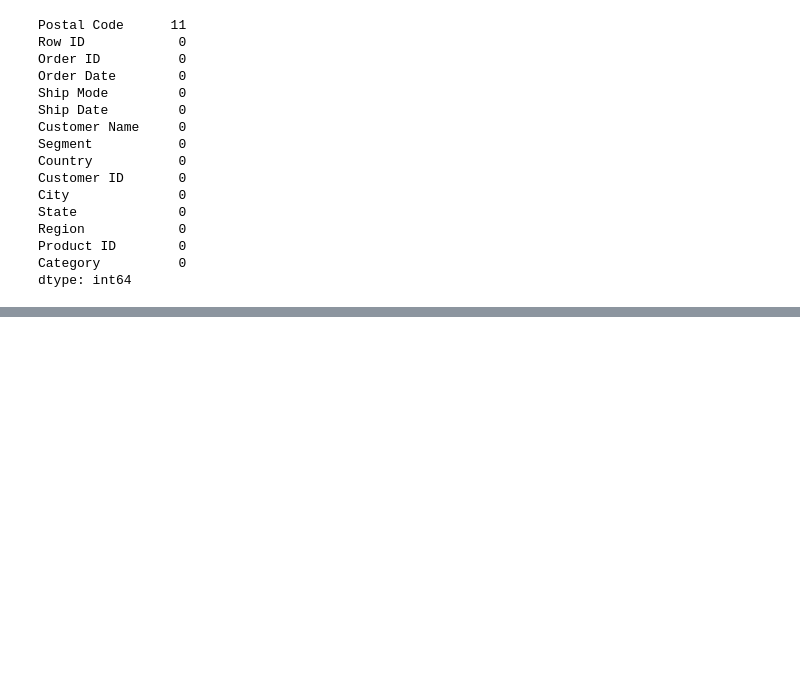
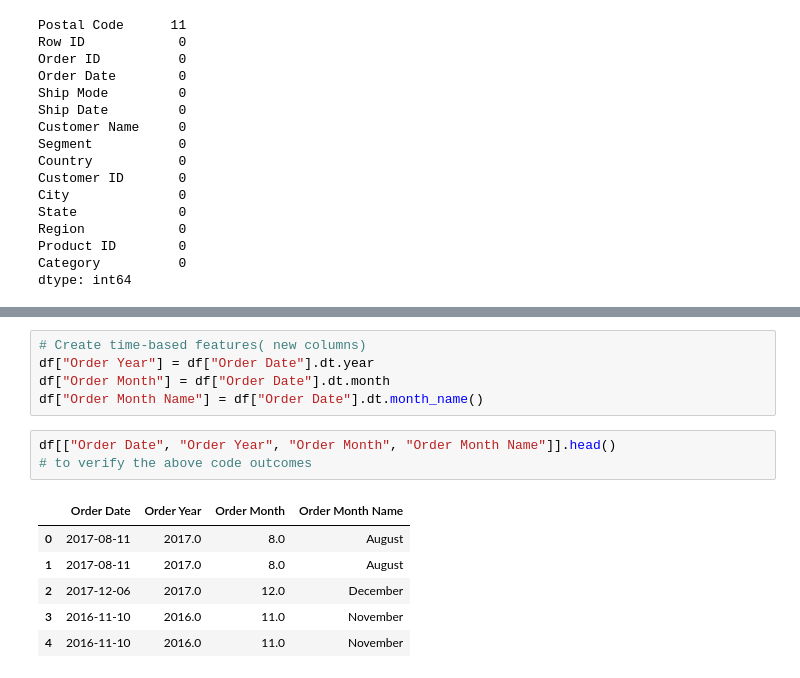
Before and after one commit to fureza-muqaddas/sales-eda-sql-stats, a Jupyter notebook: notebooks/01_sales_eda.ipynb, the cells around one changed output, grey strips where cells are left out. Drawn from its saved outputs; the diff is of its cells as text; blank space fills up the shorter version.

```diff
--- a/notebooks/01_sales_eda.ipynb
+++ b/notebooks/01_sales_eda.ipynb
@@ -61,0 +87,15 @@ dtype: int64
+# %%
+# Create time-based features( new columns)
+df["Order Year"] = df["Order Date"].dt.year
+df["Order Month"] = df["Order Date"].dt.month
+df["Order Month Name"] = df["Order Date"].dt.month_name()
+# %%
+df[["Order Date", "Order Year", "Order Month", "Order Month Name"]].head()
+# to verify the above code outcomes
+# %% [output]
+|  | Order Date | Order Year | Order Month | Order Month Name |
+| 0 | 2017-08-11 | 2017.0 | 8.0 | August |
+| 1 | 2017-08-11 | 2017.0 | 8.0 | August |
+| 2 | 2017-12-06 | 2017.0 | 12.0 | December |
+| 3 | 2016-11-10 | 2016.0 | 11.0 | November |
+| 4 | 2016-11-10 | 2016.0 | 11.0 | November |
```
Also changed, not shown: parts of 16 cells of this notebook.
